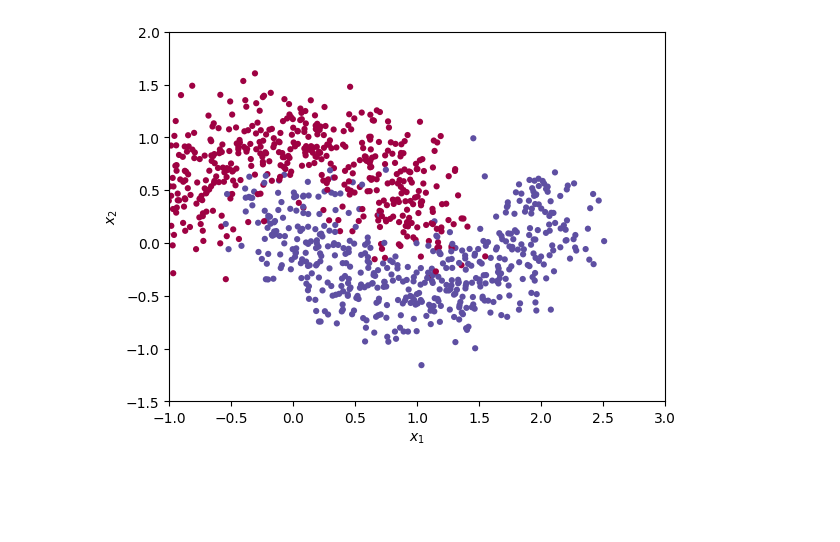
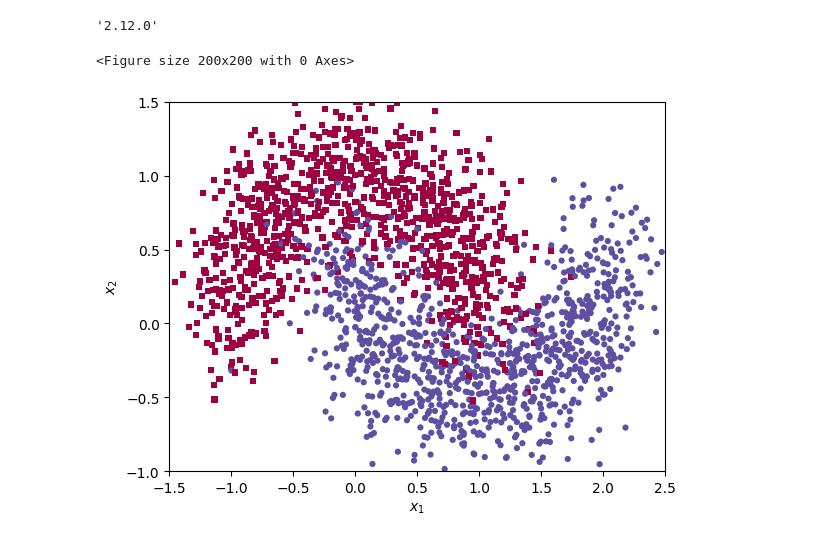
Before and after one commit to SindhuraShankeshi/colab, a Jupyter notebook: Overfitting&Underfitting.ipynb, the cells around one changed output. Saved outputs shown, nothing was run; the diff lists cells and outputs as text; code cells hidden in the pictures; blank space fills up the shorter version.

```diff
--- a/Overfitting&Underfitting.ipynb
+++ b/Overfitting&Underfitting.ipynb
@@ -1,3 +1,17 @@
 # %% [markdown]
 <a href="https://colab.research.google.com/github/SindhuraShankeshi/colab/blob/main/Overfitting%26Underfitting.ipynb" target="_parent"><img src="https://colab.research.google.com/assets/colab-badge.svg" alt="Open In Colab"/></a>
+# %%
+#HANDS ON OVERFITTING
+import tensorflow as tf
+from sklearn.datasets import make_moons
+from sklearn.model_selection import train_test_split
+import matplotlib.pyplot as plt
+from matplotlib import cm
+import numpy as np
+from cv2 import DenseOpticalFlow
+from tensorflow import keras
+from tensorflow.keras import layers
+tf.__version__
+# %% [output]
+'2.12.0'
 # %%
@@ -10,20 +22,41 @@ X_train, X_test, y_train, y_test = train_test_split(X, y, test_size = 999, rando
+# %%
+def mscatter(x,y, ax=None, m=None, **kw):
+    import matplotlib.markers as mmarkers
+    if not ax: ax=plt.gca()
+    sc = ax.scatter(x,y,**kw)
+    if (m is not None) and (len(m)==len(x)):
+        paths = []
+        for marker in m:
+            if isinstance(marker, str):
+                marker_path = mmarkers.MarkerStyle(marker).get_path().transformed(
+                    mmarkers.MarkerStyle(marker).get_transform())
+            else:
+                marker_path = marker
+            paths.append(marker_path)
+        sc.set_paths(paths)
+    return sc
 # %%
-import matplotlib.pyplot as plt
-def make_plot(X, y, plot_name, file_name, XX=None, YY=None,preds=None):
+def make_plot(X, y, plot_name, file_name, XX=None, YY=None, preds=None):
+    plt.figure(figsize=(2,2))
     plt.figure()
-  # sns.set_style("whitegrid")
+    # sns.set_style("whitegrid")
     axes = plt.gca()
-    axes.set_xlim([-1,3])
-    axes.set_ylim([-1.5,2])
+    axes.set_xlim([-1.5,2.5])
+    axes.set_ylim([-1,1.5])
     axes.set(xlabel="$x_1$", ylabel="$x_2$")
-# Plot prediction surface
+    # Plot prediction surface
     if(XX is not None and YY is not None and preds is not None):
-      plt.contourf(XX, YY, preds.reshape(XX.shape), 25, alpha = 0.08, cmap=cm.Spectral)
-      plt.contour(XX, YY, preds.reshape(XX.shape), levels=[.5], cmap="Greys", vmin=0, vmax=.6)
+        plt.contourf(XX, YY, preds.reshape(XX.shape), 25, alpha=0.08, cmap=cm.Spectral)
+        plt.contour(XX, YY, preds.reshape(XX.shape),
+        levels=[.5], cmap="Greys", vmin=0, vmax=.6)
     # Plot samples
     markers = ['o' if i == 1 else 's' for i in y.ravel()]
-    plt.scatter(X[:, 0], X[:, 1], c=y.ravel(), s=20, cmap=plt.cm.Spectral, edgecolors='none')
+    mscatter(X[:, 0], X[:, 1], c=y.ravel(), s=20, cmap=plt.cm.Spectral, edgecolors='none', m=markers)
+
+
+# Plot data points
 make_plot(X, y, None, "dataset.svg")
 # %% [output]
+<Figure size 200x200 with 0 Axes>
-[figure, old version]
+[figure, new version]
 # %%
```
Also changed, not shown: parts of 7 cells of this notebook.
